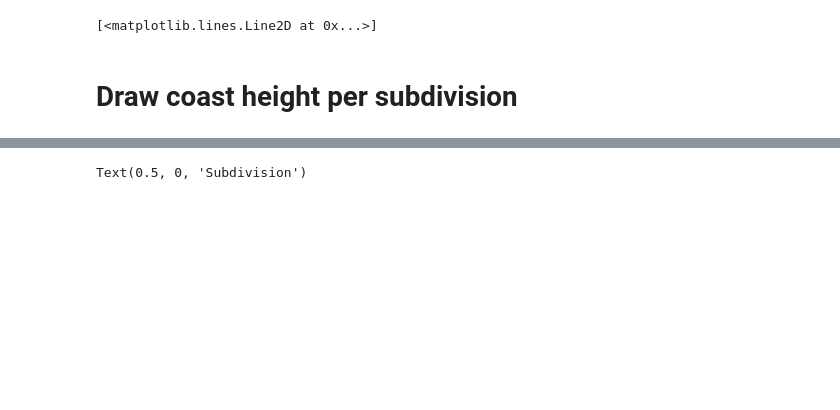
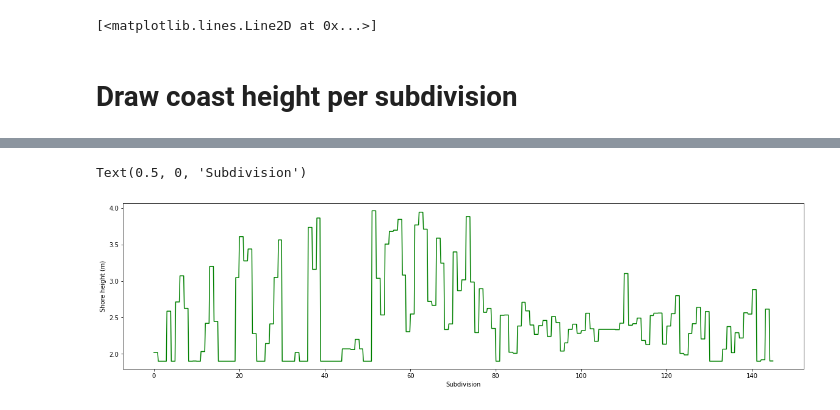
Before and after one commit to ym2540/GISSR_Optimization, a Jupyter notebook: ideal/ideal_test.ipynb, the cells around one changed output, grey strips where cells are left out. Drawn from its saved outputs; the diff is of its cells as text; code cells hidden in the pictures; blank space fills up the shorter version.

```diff
--- a/ideal/ideal_test.ipynb
+++ b/ideal/ideal_test.ipynb
@@ -377,8 +421,9 @@ x = np.linspace(0, Topo.shore_height.size, 1000, endpoint=False)
 h = coast_h(x)
 
 fig = plt.figure()
-plt.plot(x, h)
+plt.plot(x, h, 'g')
 fig.set_size_inches(20,5)
 plt.ylabel(r"Shore height (m)")
 plt.xlabel(r"Subdivision")
+#plt.savefig("Output/coast_height_per_subdiv.png", transparent=True, bbox_inches='tight')
 # %% [output]
@@ -387 +430,2 @@ plt.xlabel(r"Subdivision")
 Text(0.5, 0, 'Subdivision')
+[figure, added]
```
Also changed, not shown: parts of 13 cells of this notebook, 18 other files.
